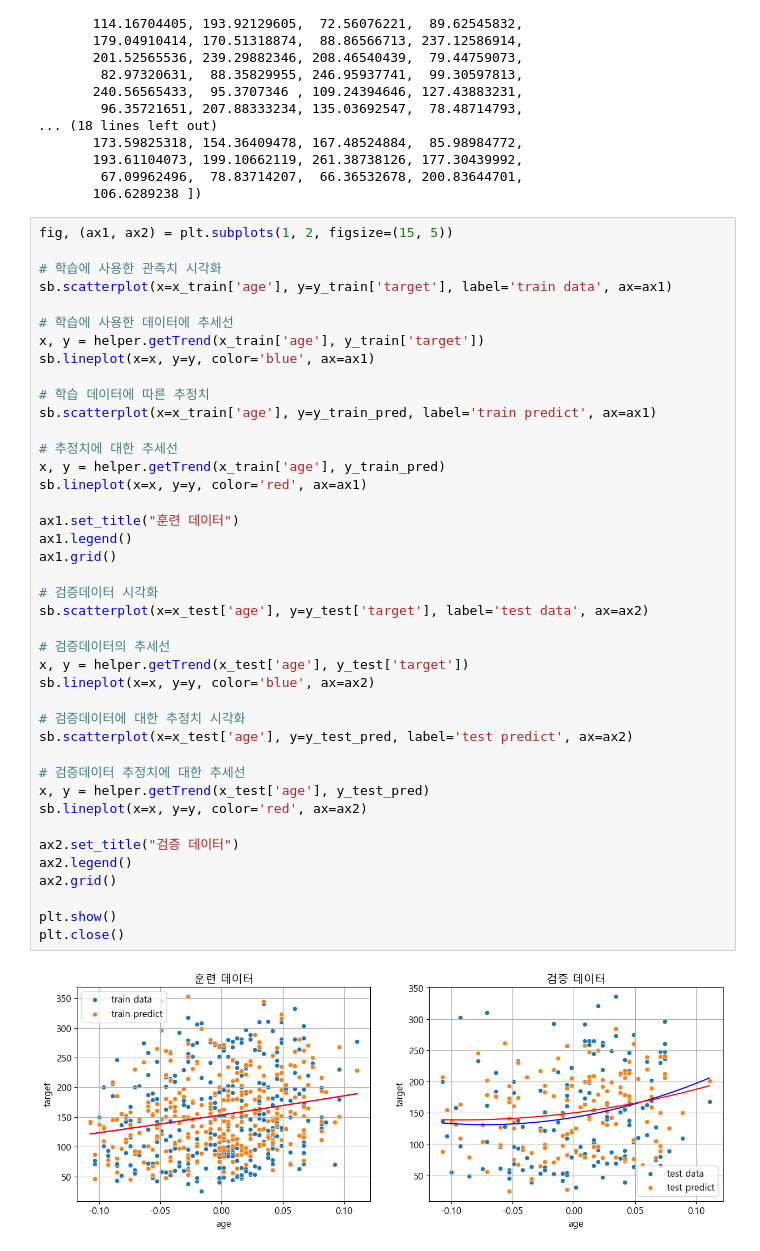
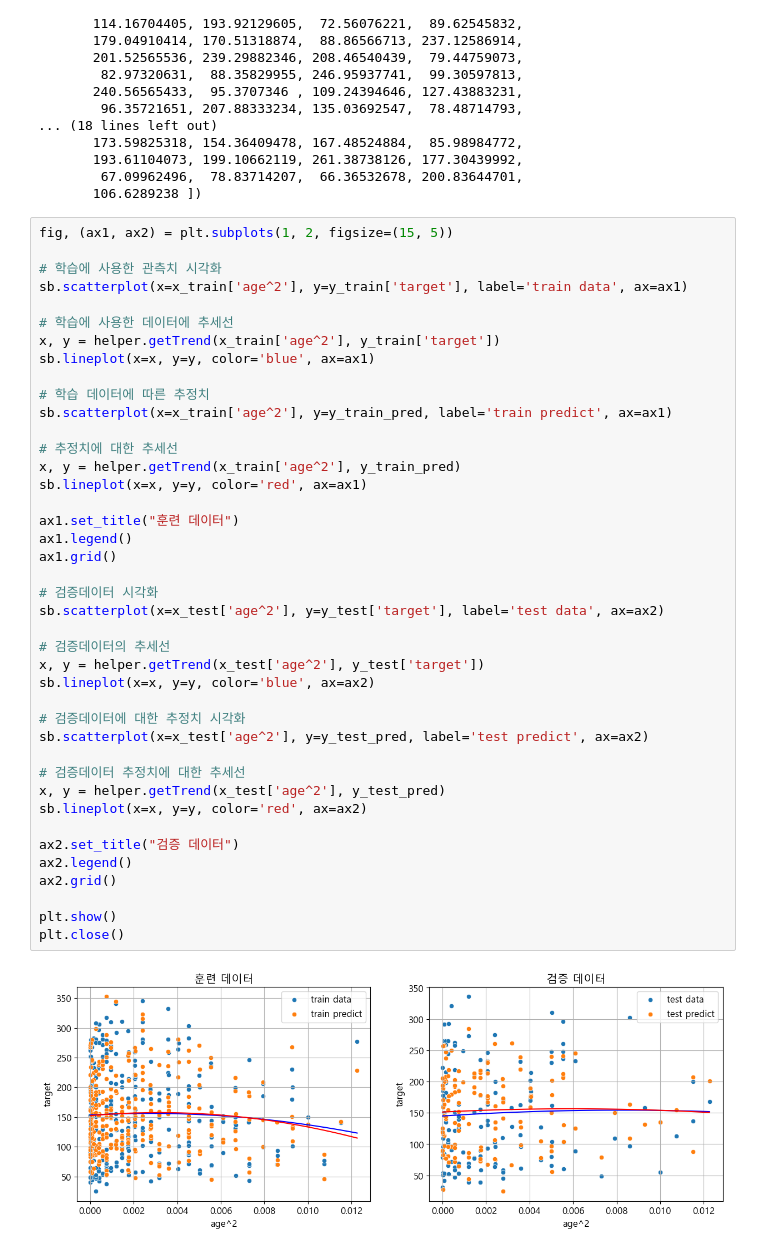
Before and after one commit to MDBluequasar/BigdatamegaIT, a Jupyter notebook: 수업내용/F_데이터_마이닝/02_Sklearn/연습문제(1)_나의_풀이.ipynb, the cells around one changed output. Cells and saved outputs as stored; diff of their text form.

```diff
--- a/수업내용/F_데이터_마이닝/02_Sklearn/연습문제(1)_나의_풀이.ipynb
+++ b/수업내용/F_데이터_마이닝/02_Sklearn/연습문제(1)_나의_풀이.ipynb
@@ -607,42 +612,42 @@ array([158.97558626, 145.49725199, 232.04067658, 178.09567911,
 fig, (ax1, ax2) = plt.subplots(1, 2, figsize=(15, 5))
 
 # 학습에 사용한 관측치 시각화
-sb.scatterplot(x=x_train['age'], y=y_train['target'], label='train data', ax=ax1)
+sb.scatterplot(x=x_train['age^2'], y=y_train['target'], label='train data', ax=ax1)
 
 # 학습에 사용한 데이터에 추세선
-x, y = helper.getTrend(x_train['age'], y_train['target'])
+x, y = helper.getTrend(x_train['age^2'], y_train['target'])
 sb.lineplot(x=x, y=y, color='blue', ax=ax1)
 
 # 학습 데이터에 따른 추정치
-sb.scatterplot(x=x_train['age'], y=y_train_pred, label='train predict', ax=ax1)
+sb.scatterplot(x=x_train['age^2'], y=y_train_pred, label='train predict', ax=ax1)
 
 # 추정치에 대한 추세선
-x, y = helper.getTrend(x_train['age'], y_train_pred)
+x, y = helper.getTrend(x_train['age^2'], y_train_pred)
 sb.lineplot(x=x, y=y, color='red', ax=ax1)
 
 ax1.set_title("훈련 데이터")
 ax1.legend()
 ax1.grid()
 
 # 검증데이터 시각화
-sb.scatterplot(x=x_test['age'], y=y_test['target'], label='test data', ax=ax2)
+sb.scatterplot(x=x_test['age^2'], y=y_test['target'], label='test data', ax=ax2)
 
 # 검증데이터의 추세선
-x, y = helper.getTrend(x_test['age'], y_test['target'])
+x, y = helper.getTrend(x_test['age^2'], y_test['target'])
 sb.lineplot(x=x, y=y, color='blue', ax=ax2)
 
 # 검증데이터에 대한 추정치 시각화
-sb.scatterplot(x=x_test['age'], y=y_test_pred, label='test predict', ax=ax2)
+sb.scatterplot(x=x_test['age^2'], y=y_test_pred, label='test predict', ax=ax2)
 
 # 검증데이터 추정치에 대한 추세선
-x, y = helper.getTrend(x_test['age'], y_test_pred)
+x, y = helper.getTrend(x_test['age^2'], y_test_pred)
 sb.lineplot(x=x, y=y, color='red', ax=ax2)
 
 ax2.set_title("검증 데이터")
 ax2.legend()
 ax2.grid()
 
 plt.show()
 plt.close()
 # %% [output]
-[figure, old version]
+[figure, new version]
```
Also changed, not shown: parts of 1 cell of this notebook, 13 other files.
